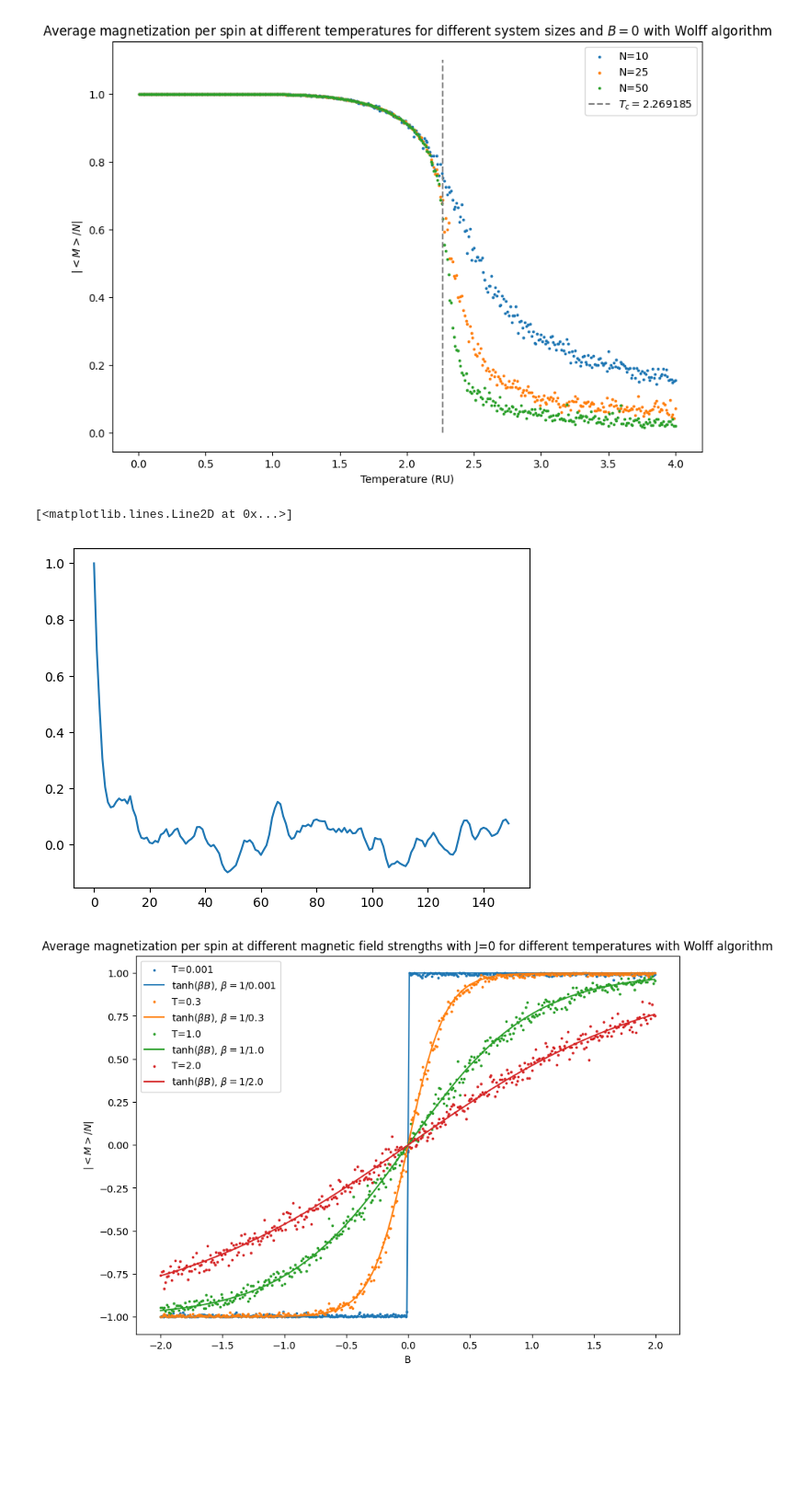
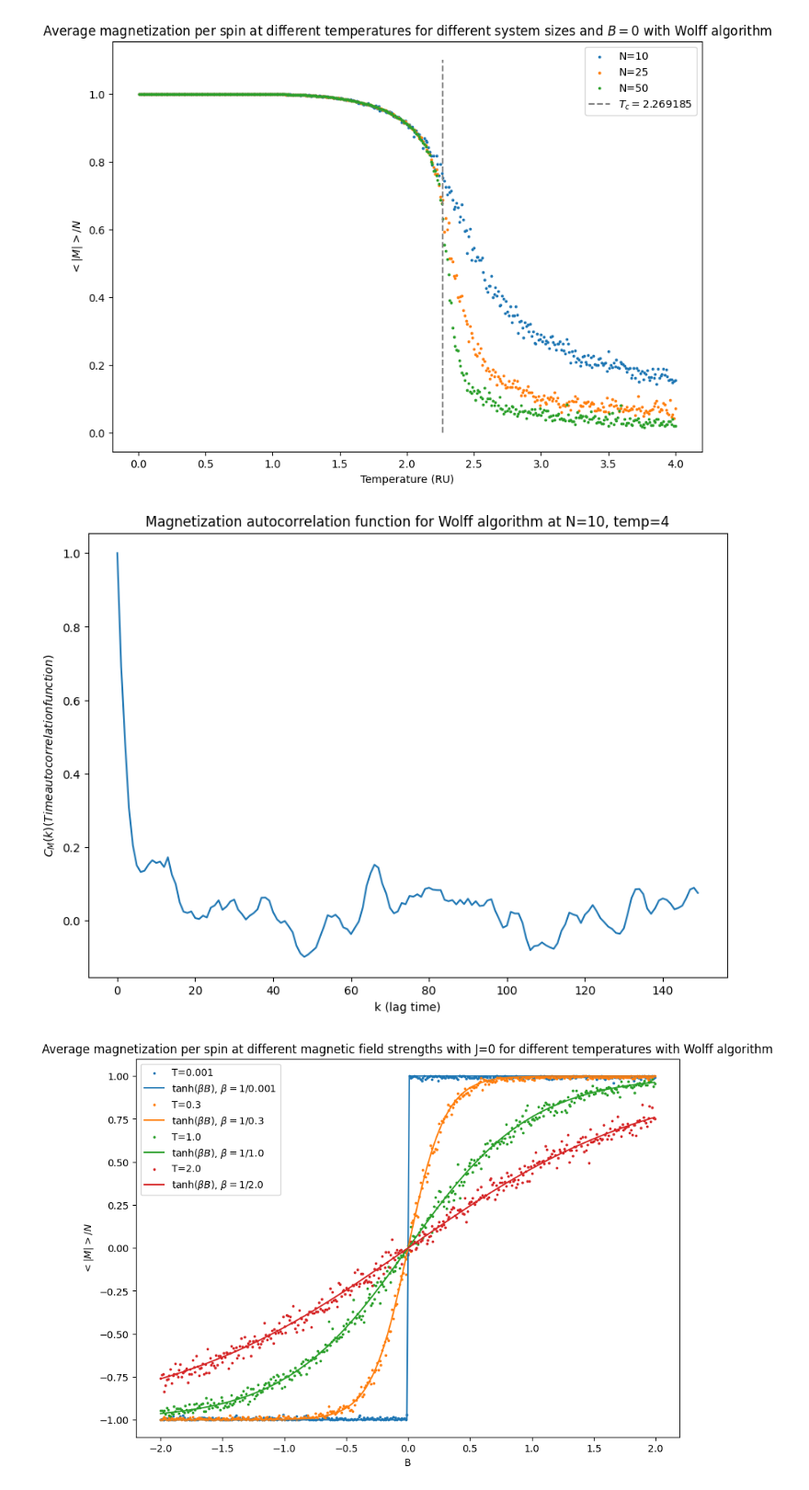
Before and after one commit to MaxNeg8/ml_ising, a Jupyter notebook: src/ising_analysis.ipynb, the cells around one changed output. Shown at 92% size. Cells and saved outputs as stored; diff of their text form; code cells hidden in the pictures; blank space fills up the shorter version.

Commit message:
Fixed axis labels in magnetization plots

```diff
--- a/src/ising_analysis.ipynb
+++ b/src/ising_analysis.ipynb
@@ -105,16 +105,24 @@ plt.show()
 # %%
 N = 10
 temp = 4
 
 traj = Trajectory.from_file(list(filter_trajectories(N=N, J=1, B=0, temperature=temp, folder="ising_analysis_wolff_traj").keys())[0])
 mag = [np.abs(magnetization(configuration)) for configuration in traj.trajectory]
 
 correlations = correlate(mag, mag)
 
-plt.plot(correlations[:150])
+fig, ax = plt.subplots(1, 1, figsize=(10, 7))
+
+ax.plot(correlations[:150])
+
+ax.set_xlabel("k (lag time)")
+ax.set_ylabel("$C_M(k) (Time autocorrelation function)$")
+
+ax.set_title(f"Magnetization autocorrelation function for Wolff algorithm at N={N}, temp={temp}")
+
+plt.show()
 # %% [output]
-[<matplotlib.lines.Line2D at 0x...>]
-[figure, old version]
+[figure, new version]
 # %%
 temperatures = [0.001, 0.3, 1.0, 2.0]
 
```
Also changed, not shown: parts of 5 cells of this notebook.
